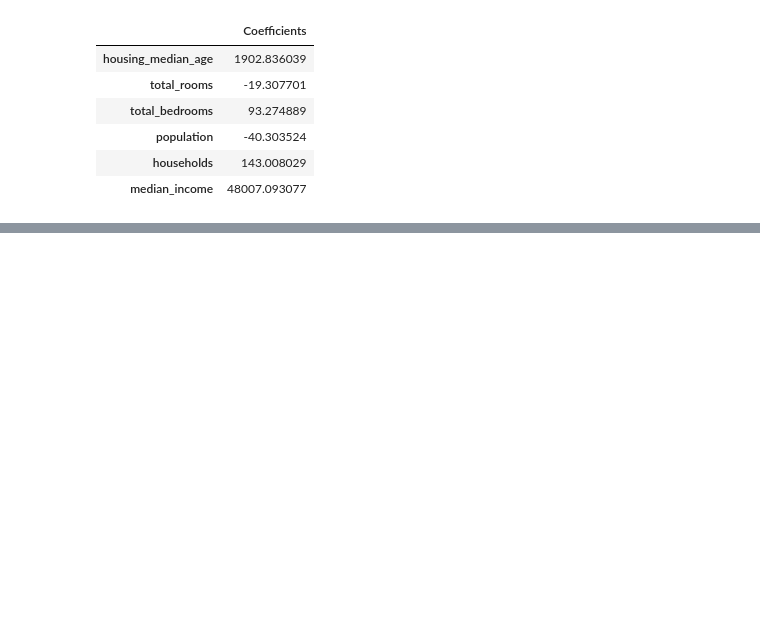
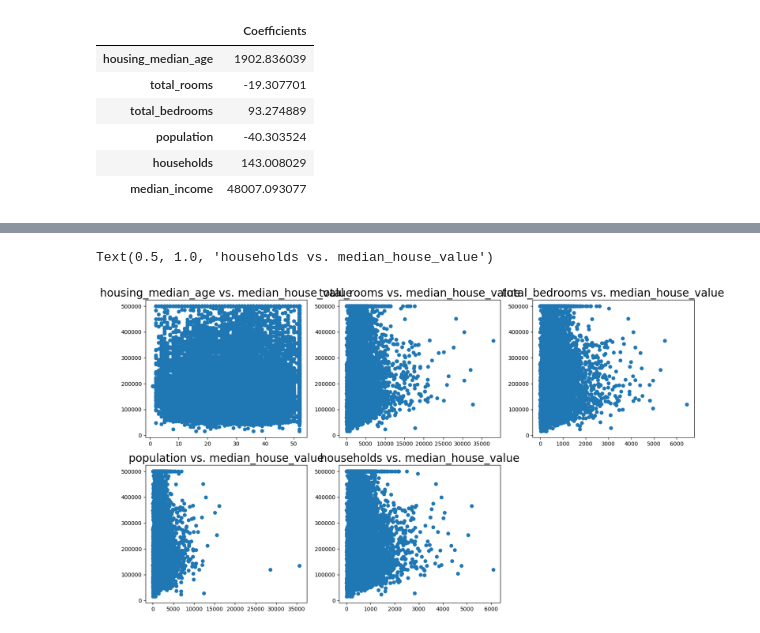
Before and after one commit to 2303a51169/sri-sai-jayaram, a Jupyter notebook: Lab4.ipynb, the cells around one changed output, grey strips where cells are left out. Drawn from its saved outputs; the diff is of its cells as text; code cells hidden in the pictures; blank space fills up the shorter version.

```diff
--- a/Lab4.ipynb
+++ b/Lab4.ipynb
@@ -171,3 +166,20 @@ cdf
 | population | -40.303524 |
 | households | 143.008029 |
 | median_income | 48007.093077 |
+# %%
+n=X_train.shape[0]
+k=X_train.shape[1]
+dfN = n-k
+train_pred=lm.predict(X_train)
+train_error = np.square(train_pred - y_train)
+sum_error=np.sum(train_error)
+se=[0,0,0,0,0,0]
+for i in range(k):
+    r = (sum_error/dfN)
+    r = r/np.sum(np.square(X_train[
+        list(X_train.columns)[i]]-X_train[list(X_train.columns)[i]].mean()))
+    se[i]=np.sqrt(r)
+
+#cdf['Standard Error']=se
+#cdf['t-statistic']=cdf['Coefficients']/cdf['Standard Error']
+#cdf
@@ -173,0 +222,59 @@ cdf
+# %%
+# idict = {'Coefficients':lm.intercept_}
+# idf = pd.DataFrame(data=idict,index=['Intercept'])
+cdf = pd.DataFrame(data=lm.coef_, index=X_train.columns, columns=["Coefficients"])
+# cdf=pd.concat([idf,cdf], axis=0)
+# ----> The lines below were commented out, causing the 't-statistic' column to be missing
+n=X_train.shape[0]
+k=X_train.shape[1]
+dfN = n-k
+train_pred=lm.predict(X_train)
+train_error = np.square(train_pred - y_train)
+sum_error=np.sum(train_error)
+se=[0,0,0,0,0,0]
+for i in range(k):
+    r = (sum_error/dfN)
+    r = r/np.sum(np.square(X_train[
+        list(X_train.columns)[i]]-X_train[list(X_train.columns)[i]].mean()))
+    se[i]=np.sqrt(r)
+
+cdf['Standard Error']=se # ----> This line was commented out
+cdf['t-statistic']=cdf['Coefficients']/cdf['Standard Error'] # ----> This line was commented out
+#cdf
+
+
+print("Therefore, features arranged in the order of importance for predicting the house price\n",'-'*90,sep='')
+l=list(cdf.sort_values('t-statistic',ascending=False).index)
+print(' > \n'.join(l))
+
+
+l=list(cdf.index)
+from matplotlib import gridspec
+import matplotlib.pyplot as plt # ----> Make sure to import matplotlib.pyplot
+
+fig = plt.figure(figsize=(18, 10))
+gs = gridspec.GridSpec(2,3)
+#f, ax = plt.subplots(nrows=1,ncols=len(l), sharey=True)
+ax0 = plt.subplot(gs[0])
+
+# ----> Replace 'Price' with the actual column name in your DataFrame 'df' containing the target variable
+# ----> Assuming the target variable is 'median_house_value' based on common housing datasets
+ax0.scatter(df[l[0]],df['median_house_value'])
+ax0.set_title(l[0]+" vs. median_house_value", fontdict={'fontsize':20}) # ----> Update the title
+
+ax1 = plt.subplot(gs[1])
+ax1.scatter(df[l[1]],df['median_house_value']) # ----> Update the target variable here as well
+ax1.set_title(l[1]+" vs. median_house_value",fontdict={'fontsize':20}) # ----> Update the title
+
+ax2 = plt.subplot(gs[2])
+ax2.scatter(df[l[2]],df['median_house_value']) # ----> Update the target variable here as well
+ax2.set_title(l[2]+" vs. median_house_value",fontdict={'fontsize':20}) # ----> Update the title
+
+ax3 = plt.subplot(gs[3])
+ax3.scatter(df[l[3]],df['median_house_value']) # ----> Update the target variable here as well
+ax3.set_title(l[3]+" vs. median_house_value",fontdict={'fontsize':20}) # ----> Update the title
+
+ax4 = plt.subplot(gs[4])
+ax4.scatter(df[l[4]],df['median_house_value']) # ----> Update the target variable here as well
+ax4.set_title(l[4]+" vs. median_house_value",fontdict={'fontsize':20}) # ----> Update the title
+# %% [output]
@@ -173,0 +289,2 @@ cdf
+Text(0.5, 1.0, 'households vs. median_house_value')
+[figure, added]
```
Also changed, not shown: parts of 12 cells of this notebook.
